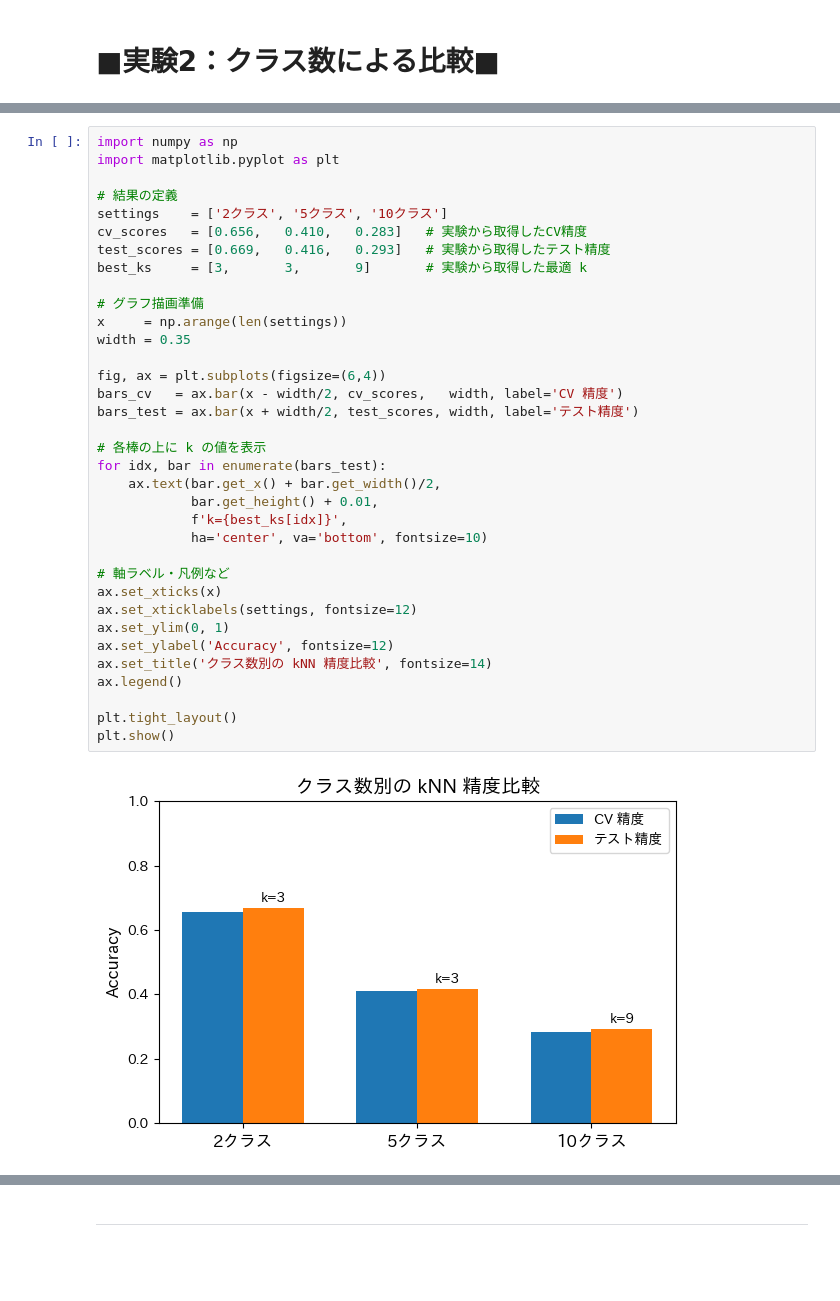
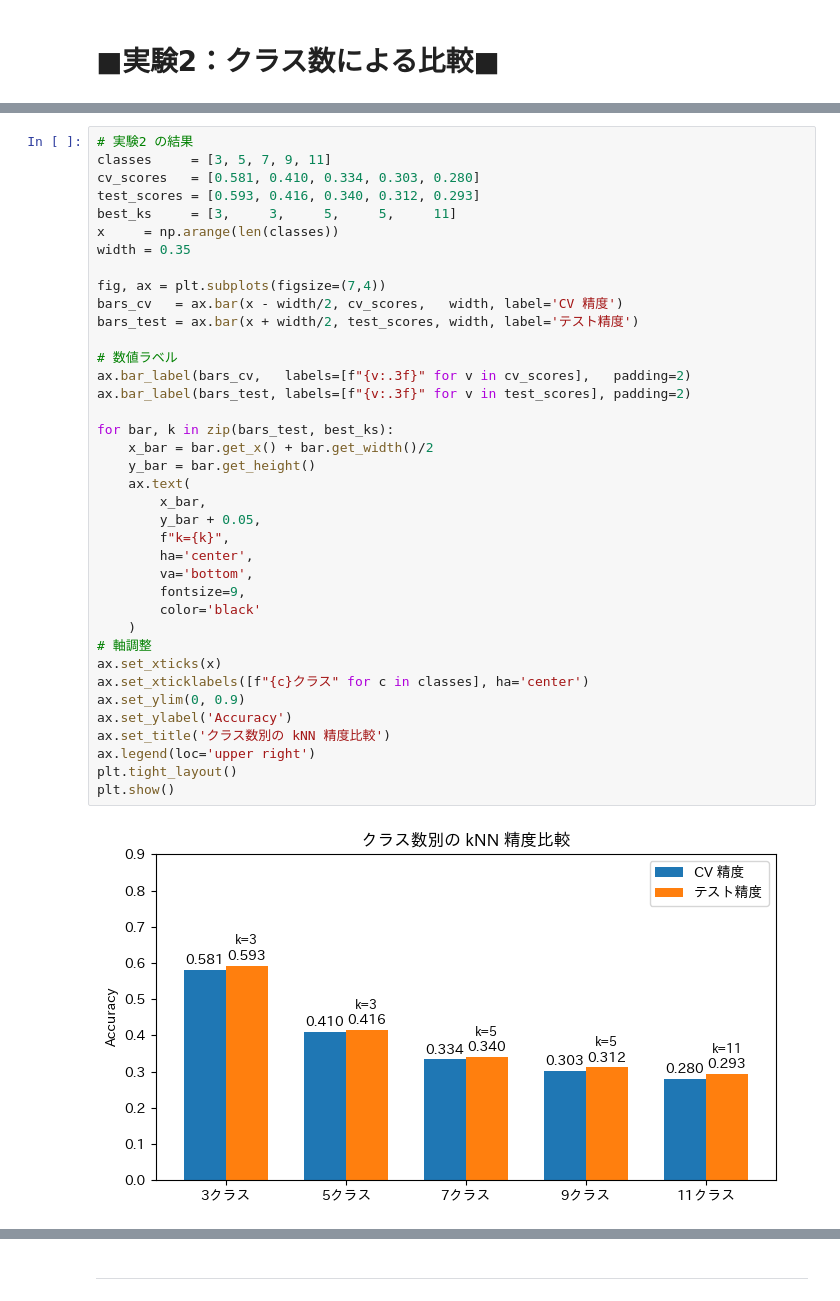
Before and after one commit to souldrive7/ECP, a Jupyter notebook: 教師あり学習課題‗村松先生.ipynb, the cells around one changed output, grey strips where cells are left out. Drawn from its saved outputs; the diff is of its cells as text; blank space fills up the shorter version.

```diff
--- a/教師あり学習課題‗村松先生.ipynb
+++ b/教師あり学習課題‗村松先生.ipynb
@@ -216,37 +246,40 @@ for k_classes in [2, 5, 10]:
 # %%
-import numpy as np
-import matplotlib.pyplot as plt
-
-# 結果の定義
-settings    = ['2クラス', '5クラス', '10クラス']
-cv_scores   = [0.656,   0.410,   0.283]   # 実験から取得したCV精度
-test_scores = [0.669,   0.416,   0.293]   # 実験から取得したテスト精度
-best_ks     = [3,       3,       9]       # 実験から取得した最適 k
-
-# グラフ描画準備
-x     = np.arange(len(settings))
+# 実験2 の結果
+classes     = [3, 5, 7, 9, 11]
+cv_scores   = [0.581, 0.410, 0.334, 0.303, 0.280]
+test_scores = [0.593, 0.416, 0.340, 0.312, 0.293]
+best_ks     = [3,     3,     5,     5,     11]
+x     = np.arange(len(classes))
 width = 0.35
 
-fig, ax = plt.subplots(figsize=(6,4))
+fig, ax = plt.subplots(figsize=(7,4))
 bars_cv   = ax.bar(x - width/2, cv_scores,   width, label='CV 精度')
 bars_test = ax.bar(x + width/2, test_scores, width, label='テスト精度')
 
-# 各棒の上に k の値を表示
-for idx, bar in enumerate(bars_test):
-    ax.text(bar.get_x() + bar.get_width()/2,
-            bar.get_height() + 0.01,
-            f'k={best_ks[idx]}',
-            ha='center', va='bottom', fontsize=10)
+# 数値ラベル
+ax.bar_label(bars_cv,   labels=[f"{v:.3f}" for v in cv_scores],   padding=2)
+ax.bar_label(bars_test, labels=[f"{v:.3f}" for v in test_scores], padding=2)
 
-# 軸ラベル・凡例など
+for bar, k in zip(bars_test, best_ks):
+    x_bar = bar.get_x() + bar.get_width()/2
+    y_bar = bar.get_height()
+    ax.text(
+        x_bar,
+        y_bar + 0.05,
+        f"k={k}",
+        ha='center',
+        va='bottom',
+        fontsize=9,
+        color='black'
+    )
+# 軸調整
 ax.set_xticks(x)
-ax.set_xticklabels(settings, fontsize=12)
-ax.set_ylim(0, 1)
-ax.set_ylabel('Accuracy', fontsize=12)
-ax.set_title('クラス数別の kNN 精度比較', fontsize=14)
-ax.legend()
-
+ax.set_xticklabels([f"{c}クラス" for c in classes], ha='center')
+ax.set_ylim(0, 0.9)
+ax.set_ylabel('Accuracy')
+ax.set_title('クラス数別の kNN 精度比較')
+ax.legend(loc='upper right')
 plt.tight_layout()
 plt.show()
 # %% [output]
-[figure, old version]
+[figure, new version]
```
Also changed, not shown: parts of 26 cells of this notebook.
